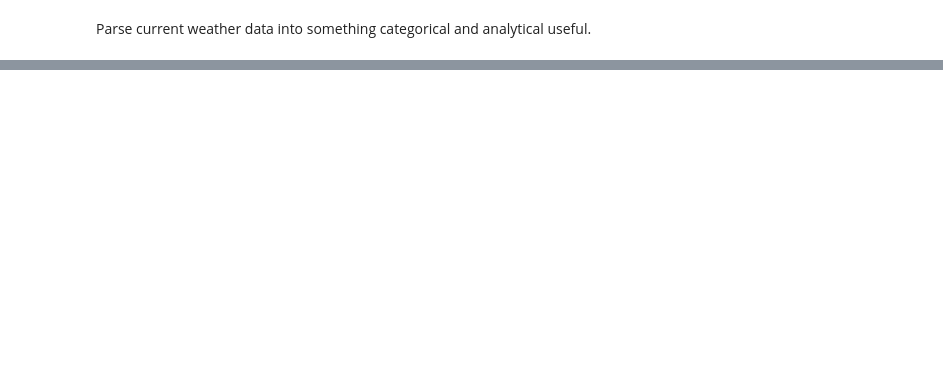
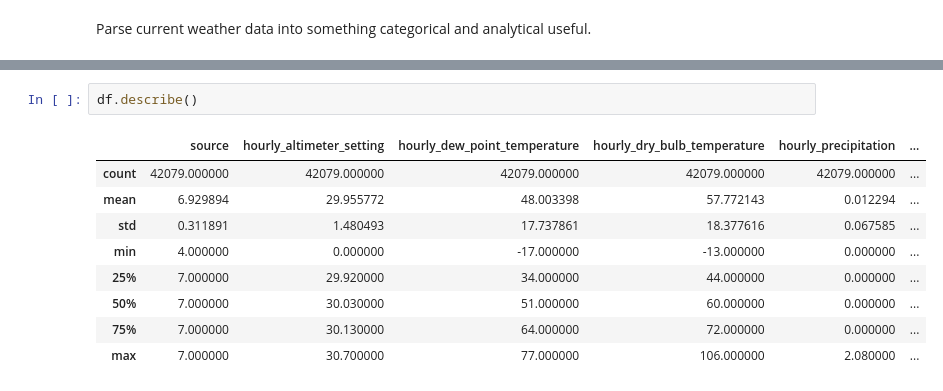
Before and after one commit to cartertate12/weather_predict, a Jupyter notebook: predictor.ipynb, the cells around one changed output, grey strips where cells are left out. Cells and saved outputs as stored; diff of their text form; blank space fills up the shorter version.

```diff
--- a/predictor.ipynb
+++ b/predictor.ipynb
@@ -140,0 +185,12 @@ KeyError: '-FZ:8'
+# %%
+df.describe()
+# %% [output]
+|  | source | hourly_altimeter_setting | hourly_dew_point_temperature | hourly_dry_bulb_temperature | hourly_precipitation | ... |
+| count | 42079.000000 | 42079.000000 | 42079.000000 | 42079.000000 | 42079.000000 | ... |
+| mean | 6.929894 | 29.955772 | 48.003398 | 57.772143 | 0.012294 | ... |
+| std | 0.311891 | 1.480493 | 17.737861 | 18.377616 | 0.067585 | ... |
+| min | 4.000000 | 0.000000 | -17.000000 | -13.000000 | 0.000000 | ... |
+| 25% | 7.000000 | 29.920000 | 34.000000 | 44.000000 | 0.000000 | ... |
+| 50% | 7.000000 | 30.030000 | 51.000000 | 60.000000 | 0.000000 | ... |
+| 75% | 7.000000 | 30.130000 | 64.000000 | 72.000000 | 0.000000 | ... |
+| max | 7.000000 | 30.700000 | 77.000000 | 106.000000 | 2.080000 | ... |
```
Also changed, not shown: parts of 25 cells of this notebook.
